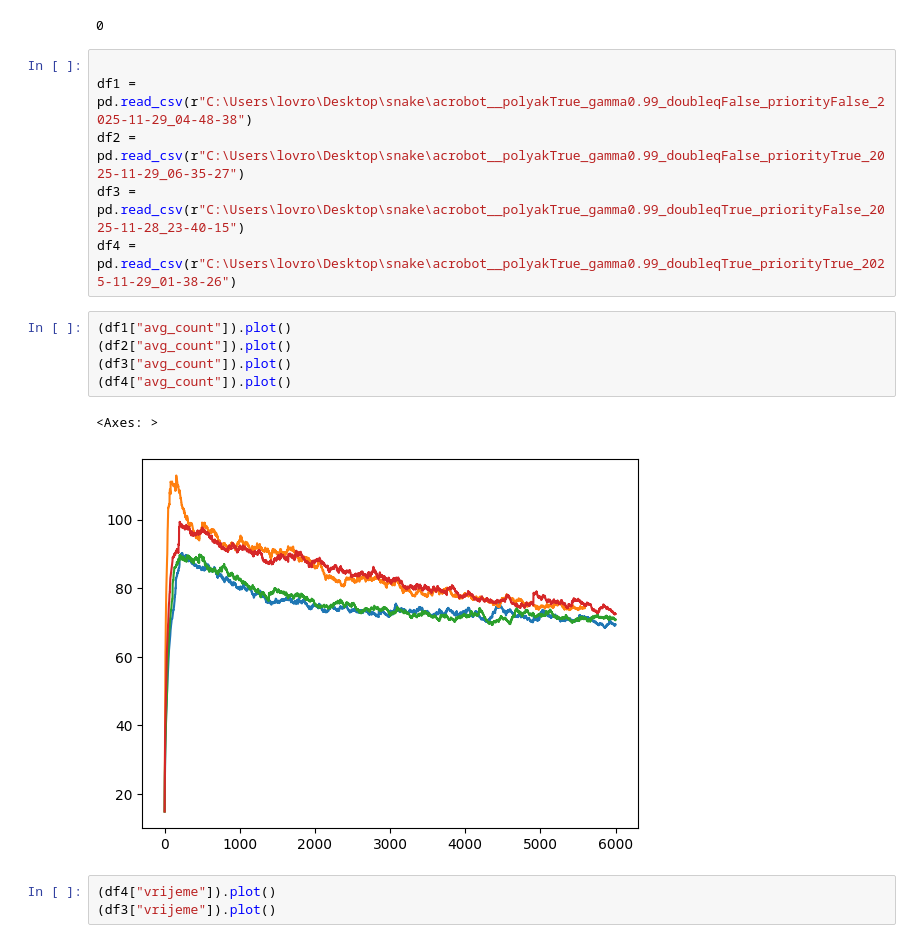
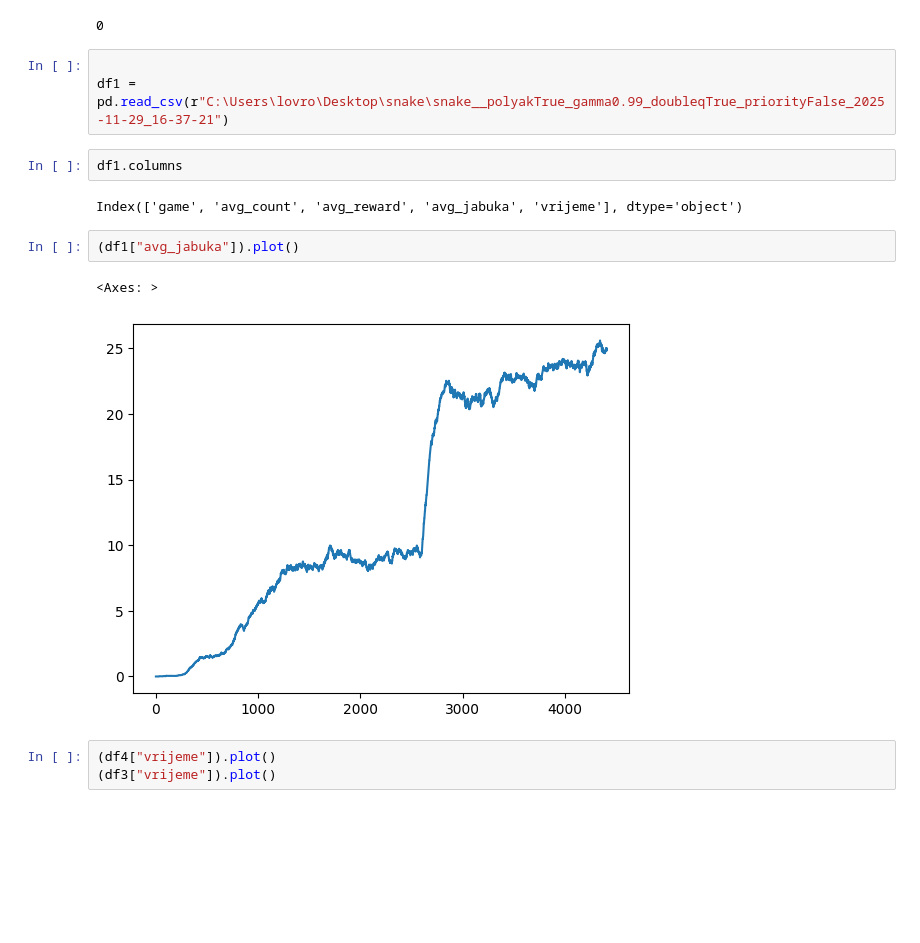
Before and after one commit to Lvlad0022/Diplomski, a Jupyter notebook: snake_biljeznica.ipynb, the cells around one changed output. Drawn from its saved outputs; the diff is of its cells as text; blank space fills up the shorter version.

```diff
--- a/snake_biljeznica.ipynb
+++ b/snake_biljeznica.ipynb
@@ -10,18 +10,16 @@ random.randint(0,1)
 0
 # %%
 
-df1 = pd.read_csv(r"C:\Users\lovro\Desktop\snake\acrobot__polyakTrue_gamma0.99_doubleqFalse_priorityFalse_2025-11-29_04-48-38")
-df2 = pd.read_csv(r"C:\Users\lovro\Desktop\snake\acrobot__polyakTrue_gamma0.99_doubleqFalse_priorityTrue_2025-11-29_06-35-27")
-df3 = pd.read_csv(r"C:\Users\lovro\Desktop\snake\acrobot__polyakTrue_gamma0.99_doubleqTrue_priorityFalse_2025-11-28_23-40-15")
-df4 = pd.read_csv(r"C:\Users\lovro\Desktop\snake\acrobot__polyakTrue_gamma0.99_doubleqTrue_priorityTrue_2025-11-29_01-38-26")
+df1 = pd.read_csv(r"C:\Users\lovro\Desktop\snake\snake__polyakTrue_gamma0.99_doubleqTrue_priorityFalse_2025-11-29_16-37-21")
+# %%
+df1.columns
+# %% [output]
+Index(['game', 'avg_count', 'avg_reward', 'avg_jabuka', 'vrijeme'], dtype='object')
 # %%
-(df1["avg_count"]).plot()
-(df2["avg_count"]).plot()
-(df3["avg_count"]).plot()
-(df4["avg_count"]).plot()
+(df1["avg_jabuka"]).plot()
 # %% [output]
 <Axes: >
-[figure, old version]
+[figure, new version]
 # %%
 (df4["vrijeme"]).plot()
 (df3["vrijeme"]).plot()
```
Also changed, not shown: 6 other files.
